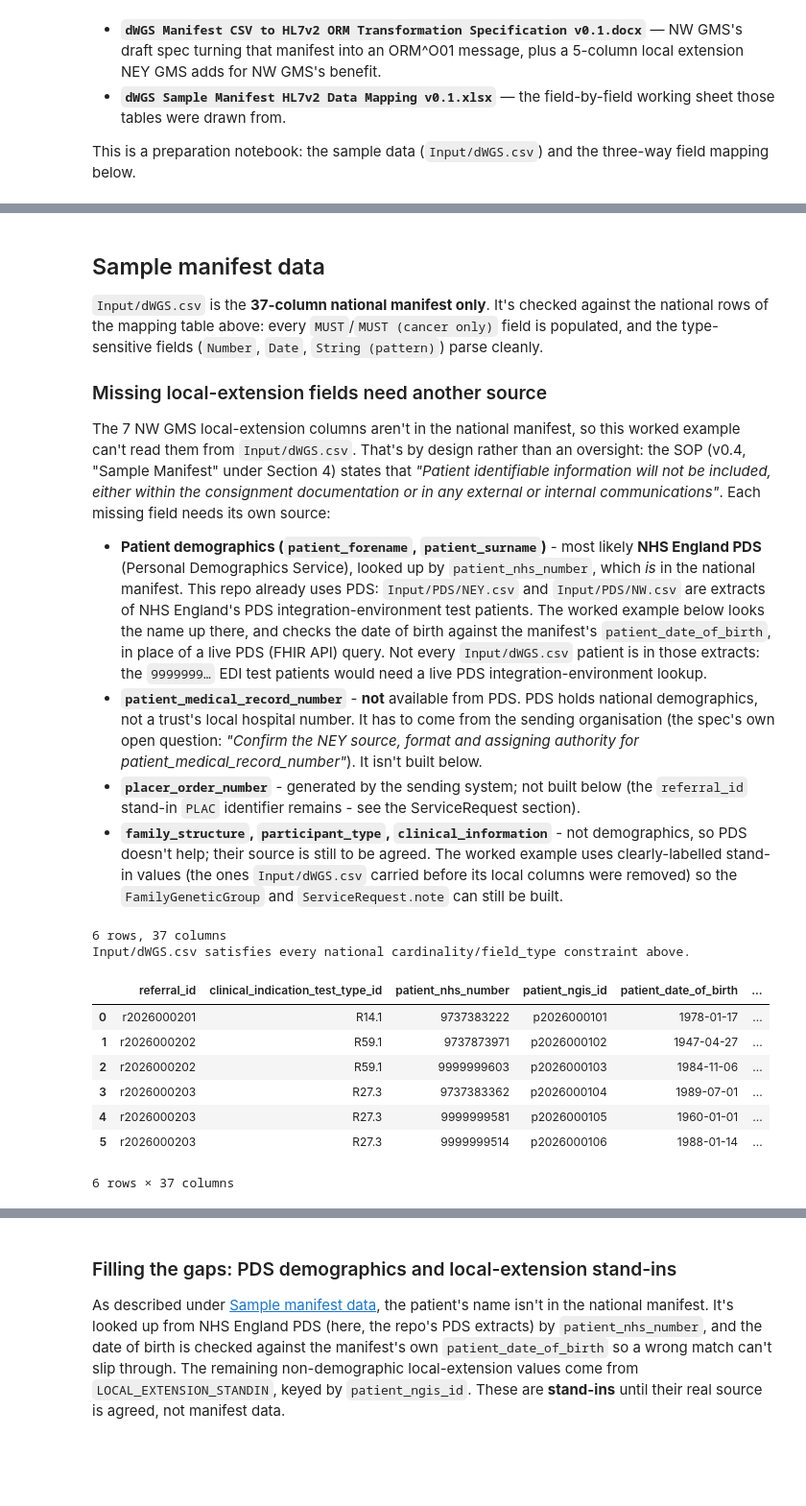
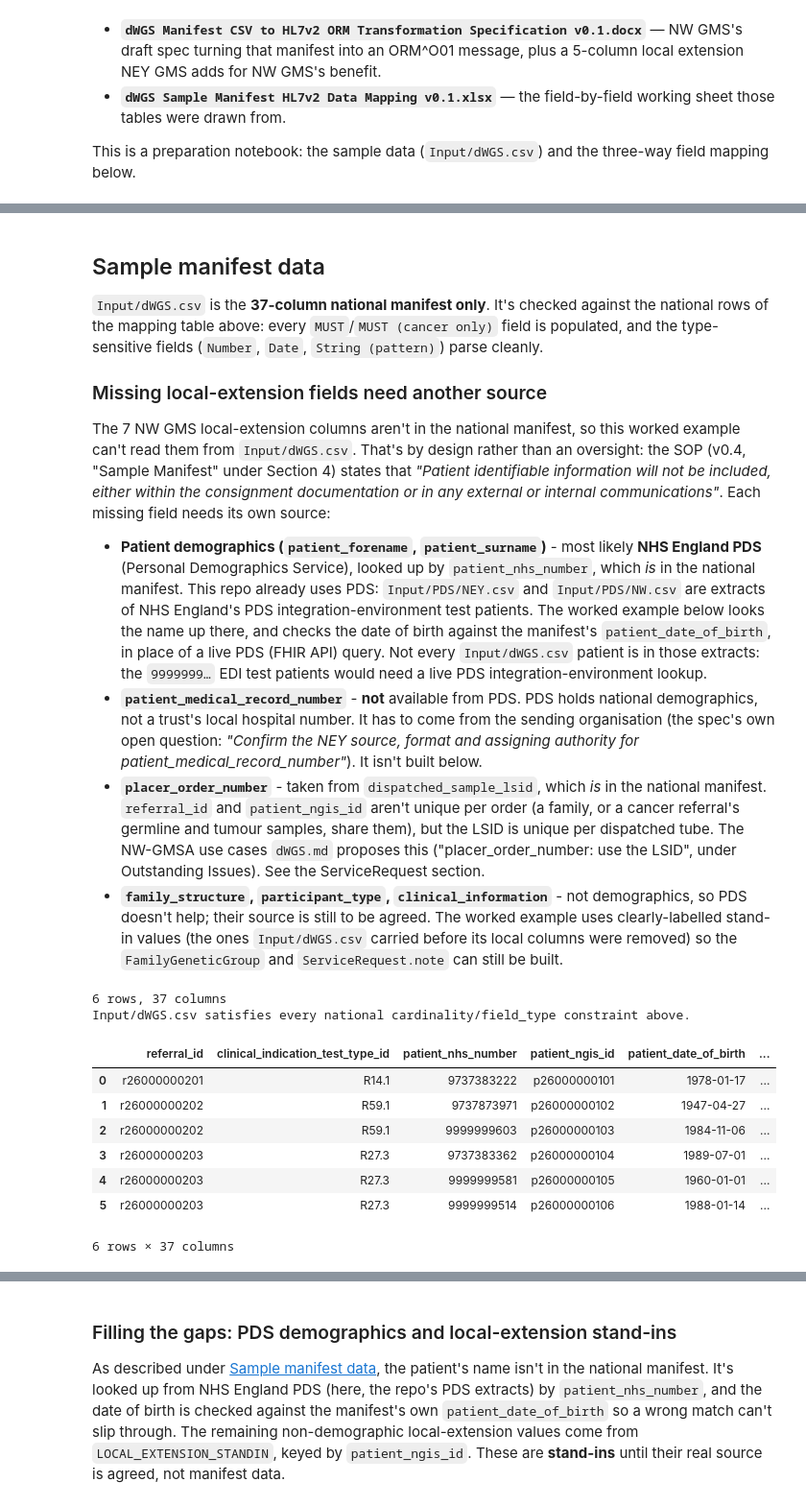
Before and after one commit to nw-gmsa/Testing, a Jupyter notebook: notebooks/08-subcontracted-laboratory-order-from-external-glh.ipynb, the cells around one changed output, grey strips where cells are left out. Shown at 96% size. Saved outputs shown, nothing was run; the diff lists cells and outputs as text; code cells hidden in the pictures; blank space fills up the shorter version.

```diff
--- a/notebooks/08-subcontracted-laboratory-order-from-external-glh.ipynb
+++ b/notebooks/08-subcontracted-laboratory-order-from-external-glh.ipynb
@@ -147,31 +160,32 @@ FIELD_MAPPING = [
     # transformation spec v0.2 Section 7.2 (NW GMS local-extension fields, positions 38-44) - in
     # manifest column order. Input/dWGS.csv carries only the first 37 (national) of these.
     ("referral_id", "Original Order Placer Group Number", "MUST", "String",
-     "ORC-4 Placer Group Number (ORC-4.2 = 8J834) + OBX-5 (OBX-3=NGIS_REFERRAL_ID); with patient_ngis_id, ORC-3/OBR-3 Filler Order Number",
-     "ServiceRequest.requisition (NGISReferralId) + Group.identifier:ReferralId; with patient_ngis_id, ServiceRequest.identifier (NGISCompositeOrderNumber)"),
+     "ORC-4 Placer Group Number (ORC-4.2 = 8J834) + OBX-5 (OBX-3=NGIS_REFERRAL_ID)",
+     "ServiceRequest.requisition (NGISReferralId) + Group.identifier:ReferralId"),
     ("clinical_indication_test_type_id", "Test Code", "OPTIONAL", "String",
      "OBR-4.1", "ServiceRequest.code.coding (England-GenomicTestDirectory)"),
     ("patient_nhs_number", "NHS Number", "OPTIONAL", "String",
      "PID-3 (NH)", "Patient.identifier (NHS number)"),
     ("patient_ngis_id", "Patient Identifier", "MUST", "String",
-     "PID-3 (PID-3.4 = 8J834, PID-3.5 = PI); with referral_id, ORC-3/OBR-3 Filler Order Number",
-     "Patient.identifier (PI, assigner Genomics England 8J834); with referral_id, ServiceRequest.identifier (NGISCompositeOrderNumber)"),
+     "PID-3 (PID-3.4 = 8J834, PID-3.5 = PI)",
+     "Patient.identifier (PI, assigner Genomics England 8J834)"),
     ("patient_date_of_birth", "Date Of Birth", "OPTIONAL", "Date",
      "PID-7.1", "Patient.birthDate"),
     ("ordering_entity_id", "Original Ordering Facility Code", "OPTIONAL", "Code (ODS Code)",
      "ORC-21", "Specimen.identifier (as received) assigner"),
-    ("glh_laboratory_id", "Filler Order Ordering Facility Code", "MUST", "Code (ODS Code)",
-     "ORC-21", "ServiceRequest.requester (PractitionerRole.organization when approved_by is present) / Specimen.identifier (LIMS) assigner"),
+    ("glh_laboratory_id", "Filler Order Ordering Facility Code", "MUST", "Code (GEL GLH short code, e.g. now/yne)",
+     "ORC-21 (ODS code via GEL_GLH_ODS)", "(ODS code via GEL_GLH_ODS) ServiceRequest.requester (PractitionerRole.organization when approved_by is present) / Specimen.identifier (LIMS) assigner"),
     ("primary_sample_received_date", "Sample Received Date", "OPTIONAL", "Date",
      "SPM-18 (primary SPM)", "Specimen.receivedTime (primary specimen)"),
     ("primary_sample_id_as_received_by_glh", "Received Sample Identifier", "OPTIONAL", "String",
      "SPM-2.1 (primary SPM)", "Specimen.identifier (as received)"),
     ("primary_sample_id_in_glh_lims", "LIMS Sample Identifier", "OPTIONAL", "String",
      "SPM-2.2 (primary SPM)", "Specimen.identifier (GLH LIMS)"),
-    ("primary_sample_type", "Sample Type", "MUST", "Code (Specimen Type SNOMED CT)",
+    ("primary_sample_type", "Sample Type", "MUST", "Enum (e.g. Normal or Germline sample)",
      "SPM-11 (primary SPM, low confidence)", "Specimen.type / extension (germline vs tumour, low confidence)"),
-    ("primary_sample_state", "Sample Material Type", "MUST", "Code (Specimen Type SNOMED CT)",
-     "SPM-4.1 (primary SPM)", "Specimen.type (SNOMED CT coding)"),
+    ("primary_sample_state", "Sample Material Type", "MUST", "Enum (e.g. blood_unsorted_edta)",
+     "SPM-4.1 (primary SPM, SNOMED CT via PRIMARY_SAMPLE_STATE_SNOMED)",
+     "Specimen.type (SNOMED CT coding via PRIMARY_SAMPLE_STATE_SNOMED)"),
     ("received_sample_topography", "Sample Topography", "MUST (cancer only)", "String",
      "SPM-8 (primary SPM, cancer only)", "Specimen.bodySite (cancer only)"),
     ("received_sample_morphology", "Sample Morphology", "OPTIONAL", "String", "", ""),
@@ -180,9 +194,10 @@ FIELD_MAPPING = [
     ("received_sample_collection_date", "Specimen Collection Date", "OPTIONAL", "Date", "", ""),
     ("dispatched_sample_id_in_glh_lims", "Dispatched Sample Identifier", "OPTIONAL", "String", "", ""),
     ("dispatched_sample_lsid", "Specimen Barcode", "MUST", "String",
-     "SPM-2.1 (type=ZCID) and OBX-5 (OBX-3=DISPATCHED_SAMPLE_LSID)", "Specimen.container.identifier"),
-    ("dispatched_sample_type", "Dispatched Sample Type", "MUST", "Code (Specimen Type SNOMED CT)", "", ""),
-    ("dispatched_sample_state", "Dispatched Material Type", "MUST", "Code (Specimen Type SNOMED CT)",
+     "ORC-2.1/OBR-2.1 Placer Order Number (assigning authority = sending GLH ODS) + SPM-2.1 (type=ZCID) + OBX-5 (OBX-3=DISPATCHED_SAMPLE_LSID)",
+     "ServiceRequest.identifier:OrderIdentifier (PLAC, assigner = sending GLH ODS) + Specimen.container.identifier"),
+    ("dispatched_sample_type", "Dispatched Sample Type", "MUST", "Enum (e.g. Normal or Germline sample)", "", ""),
+    ("dispatched_sample_state", "Dispatched Material Type", "MUST", "Enum (DNA)",
      "SPM-4.1 (dispatched SPM, not built in this worked example)",
      "Specimen.type (not built - single Specimen only carries primary_sample_state)"),
     ("dispatched_sample_volume_(ul)", "Sample Volume", "OPTIONAL", "Number",
@@ -207,7 +222,7 @@ FIELD_MAPPING = [
     ("approved_by", "Approved By", "OPTIONAL", "String", "",
      "ServiceRequest.requester -> PractitionerRole.practitioner.display (when present)"),
     ("placer_order_number", "Placer Order Number", "MUST", "String",
-     "ORC-2.1 / OBR-2.1", "ServiceRequest.identifier (PLAC) (not built - NGISCompositeOrderNumber used)"),
+     "ORC-2.1 / OBR-2.1", "ServiceRequest.identifier:OrderIdentifier (PLAC) - built from dispatched_sample_lsid"),
     ("patient_forename", "Forename", "MUST", "String", "PID-5.2", "Patient.name.given"),
     ("patient_surname", "Surname", "MUST", "String", "PID-5.1", "Patient.name.family"),
     ("patient_medical_record_number", "Medical Record Number", "MUST", "String",
@@ -226,7 +241,7 @@ field_mapping_df = pd.DataFrame(
 
 # Positions 38-44: NW GMS asked for these; they're not in the national manifest (or Input/dWGS.csv).
 LOCAL_EXTENSION_SOURCE = {
-    "placer_order_number": "local extension - sending system (not built)",
+    "placer_order_number": "dispatched_sample_lsid (proposed - nw-gmsa-use-cases dWGS.md)",
     "patient_forename": "local extension - NHS England PDS (by NHS number)",
     "patient_surname": "local extension - NHS England PDS (by NHS number)",
     "patient_medical_record_number": "local extension - sending trust (not in PDS; TBC)",
@@ -284,8 +299,11 @@ internal communications"*. Each missing field needs its own source:
   demographics, not a trust's local hospital number. It has to come from the sending
   organisation (the spec's own open question: *"Confirm the NEY source, format and
   assigning authority for patient_medical_record_number"*). It isn't built below.
-- **`placer_order_number`** - generated by the sending system; not built below (the
-  `referral_id` stand-in `PLAC` identifier remains - see the ServiceRequest section).
+- **`placer_order_number`** - taken from `dispatched_sample_lsid`, which *is* in the
+  national manifest. `referral_id` and `patient_ngis_id` aren't unique per order (a family,
+  or a cancer referral's germline and tumour samples, share them), but the LSID is unique
+  per dispatched tube. The NW-GMSA use cases `dWGS.md` proposes this ("placer_order_number:
+  use the LSID", under Outstanding Issues). See the ServiceRequest section.
 - **`family_structure`, `participant_type`, `clinical_information`** - not demographics,
   so PDS doesn't help; their source is still to be agreed. The worked example uses
   clearly-labelled stand-in values (the ones `Input/dWGS.csv` carried before its local
@@ -294,41 +312,47 @@ internal communications"*. Each missing field needs its own source:
 # %%
 dwgs_df = pd.read_csv("Input/dWGS.csv", dtype=str, keep_default_na=False)
 print(f"{len(dwgs_df)} rows, {len(dwgs_df.columns)} columns")
 
 assert list(dwgs_df.columns) == national_fields, \
     "Input/dWGS.csv must be exactly the 37 national manifest columns, in the field mapping table's order"
 national_mapping_df = field_mapping_df[field_mapping_df.csv_field.isin(national_fields)]
 
 # Unconditional MUST fields must not be blank. "MUST (cancer only)" fields are
-# conditional - this test data is all rare-disease dWGS referrals, not cancer,
-# so those are correctly left blank rather than checked here.
+# conditional and not checked here - the cancer (M-code) rows leave topography and
+# tumour content blank, exactly as a real GLH manifest export does.
 must_fields = national_mapping_df[national_mapping_df.cardinality == "MUST"].csv_field
 for field in must_fields:
     blank_rows = dwgs_df.index[dwgs_df[field].str.strip() == ""].tolist()
     assert not blank_rows, f"{field} is MUST but blank in row(s) {blank_rows}"
 
 # Number/Date fields must parse as their stated type.
 for field in national_mapping_df[national_mapping_df.field_type == "Number"].csv_field:
     dwgs_df[field].map(lambda v: float(v) if v.strip() else None)
 for field in national_mapping_df[national_mapping_df.field_type == "Date"].csv_field:
     pd.to_datetime(dwgs_df[field].replace("", pd.NaT))
 
 # gmc_rack_well must match the SOP's stated pattern.
 rack_well_pattern = r"^[A-H][0][1-9]|[A-H][1][0-2]$"
 assert dwgs_df.gmc_rack_well.str.match(rack_well_pattern).all(), "gmc_rack_well values must match the SOP pattern"
 
+# Enumerated values seen in a real GLH manifest export and the data mapping workbook.
+SAMPLE_TYPES = {"Normal or Germline sample", "Solid tumour sample", "Liquid tumour sample"}
+for field in ("primary_sample_type", "dispatched_sample_type"):
+    assert dwgs_df[field].isin(SAMPLE_TYPES).all(), f"{field} must be one of {SAMPLE_TYPES}"
+assert (dwgs_df.dispatched_sample_state == "DNA").all(), "dispatched_sample_state is expected to be DNA for dWGS"
+
 print("Input/dWGS.csv satisfies every national cardinality/field_type constraint above.")
 dwgs_df
 # %% [output]
 6 rows, 37 columns
 Input/dWGS.csv satisfies every national cardinality/field_type constraint above.
 |  | referral_id | clinical_indication_test_type_id | patient_nhs_number | patient_ngis_id | patient_date_of_birth | ... |
-| 0 | r2026000201 | R14.1 | 9737383222 | p2026000101 | 1978-01-17 | ... |
-| 1 | r2026000202 | R59.1 | 9737873971 | p2026000102 | 1947-04-27 | ... |
-| 2 | r2026000202 | R59.1 | 9999999603 | p2026000103 | 1984-11-06 | ... |
-| 3 | r2026000203 | R27.3 | 9737383362 | p2026000104 | 1989-07-01 | ... |
-| 4 | r2026000203 | R27.3 | 9999999581 | p2026000105 | 1960-01-01 | ... |
-| 5 | r2026000203 | R27.3 | 9999999514 | p2026000106 | 1988-01-14 | ... |
+| 0 | r26000000201 | R14.1 | 9737383222 | p26000000101 | 1978-01-17 | ... |
+| 1 | r26000000202 | R59.1 | 9737873971 | p26000000102 | 1947-04-27 | ... |
+| 2 | r26000000202 | R59.1 | 9999999603 | p26000000103 | 1984-11-06 | ... |
+| 3 | r26000000203 | R27.3 | 9737383362 | p26000000104 | 1989-07-01 | ... |
+| 4 | r26000000203 | R27.3 | 9999999581 | p26000000105 | 1960-01-01 | ... |
+| 5 | r26000000203 | R27.3 | 9999999514 | p26000000106 | 1988-01-14 | ... |
 6 rows × 37 columns
 # %% [markdown]
 ## Background
```
Also changed, not shown: parts of 21 cells of this notebook, 26 other files.
